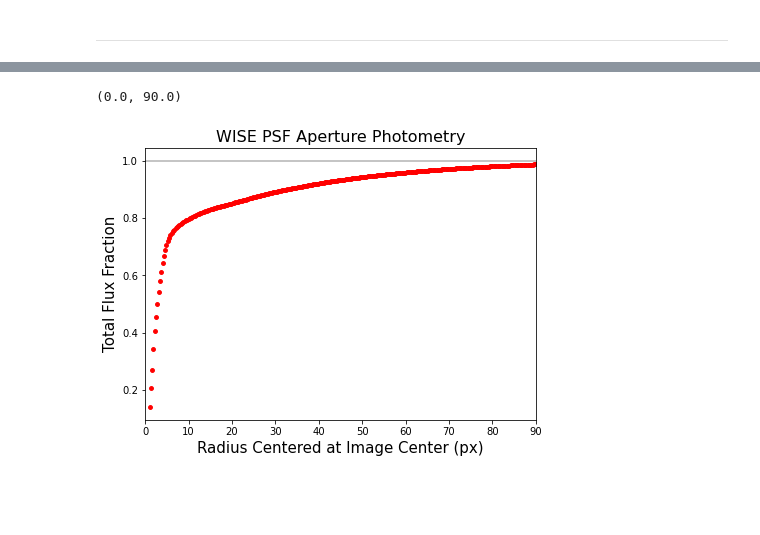
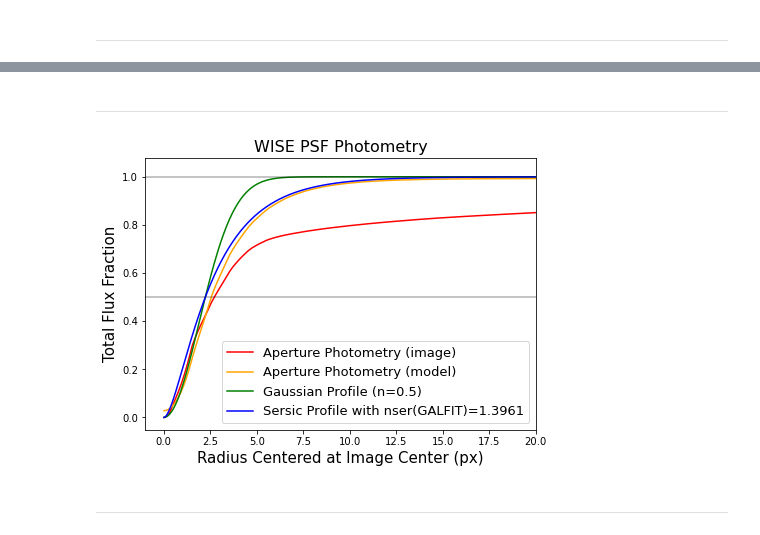
Before and after one commit to Kyssuber/research, a Jupyter notebook: notebooks/w3_psf_photometry.ipynb, the cells around one changed output, grey strips where cells are left out. Saved outputs shown, nothing was run; the diff lists cells and outputs as text; code cells hidden in the pictures; blank space fills up the shorter version.

Commit message:
new plot, PSF notebook

```diff
--- a/notebooks/w3_psf_photometry.ipynb
+++ b/notebooks/w3_psf_photometry.ipynb
@@ -54,0 +122,28 @@ for i in range(1000):
+# %%
+def b(n):
+    # Normalisation constant
+    return gammaincinv(2*n, 0.5)
+# %%
+def sersic_lum(Ie, re, n):
+    # total luminosity (integrated to infinity)
+    bn = b(n)
+    g2n = gamma(2*n)
+    return Ie * re**2 * 2*np.pi*n * np.exp(bn)/(bn**(2*n)) * g2n
+
+def sersic_enc_lum(r, Ie, re, n):
+    # luminosity enclosed within a radius r
+    x = b(n) * (r/re)**(1.0/n)
+    return sersic_lum(Ie, re, n) * gammainc(2*n, x)
+# %%
+#find max flux in order to normalize curve. set I_e=1 for test.
+max_flux_galfit = sersic_lum(1,R_e,n)
+max_flux_gauss = sersic_lum(1,R_e,0.5)
+# %%
+#calculate normalized enclosed flux values for 0<R<300 px
+sersic_flux=np.zeros(npoints)
+gauss_flux=np.zeros(npoints)
+for i in range(npoints):
+    sersic_flux[i] = sersic_enc_lum(radii[i],1,R_e,n)/max_flux_galfit   #for GALFIT profile
+    gauss_flux[i] = sersic_enc_lum(radii[i],1,R_e,0.5)/max_flux_gauss   #for gaussian profile
+# %% [markdown]
+-----
@@ -55,12 +152,24 @@ for i in range(1000):
 # %%
 plt.figure(figsize=(7,5))
-plt.scatter(radii,enc_flux,color='red',s=15)
+
+plt.plot(radii,enc_flux_im/np.sum(psf_output[1].data),color='red',label='Aperture Photometry (image)')
+plt.plot(radii,enc_flux_model/np.sum(psf_output[2].data)+0.028,color='orange',label='Aperture Photometry (model)')
+plt.plot(radii,gauss_flux,color='green',label='Gaussian Profile (n=0.5)')
+plt.plot(radii,sersic_flux,color='blue',label=f'Sersic Profile with nser(GALFIT)={n}')
+
 plt.axhline(1,color='black',alpha=0.3)
+plt.axhline(0.5,color='black',alpha=0.3)
+
 plt.xlabel('Radius Centered at Image Center (px)',fontsize=15)
 plt.ylabel('Total Flux Fraction',fontsize=15)
-plt.title('WISE PSF Aperture Photometry',fontsize=16)
+plt.title('WISE PSF Photometry',fontsize=16)
+plt.legend(fontsize=13)
+plt.xlim(-1,20)
+plt.show()
 
-plt.xlim(0,90)
+#find parameters of sersic profile that appear to 'best fit' the red line, then run galfit on psf image with those
+#Re and nser fixed..?
 # %% [output]
-(0.0, 90.0)
-[figure, old version]
+[figure, new version]
+# %% [markdown]
+-----
```
Also changed, not shown: parts of 18 cells of this notebook, 1 other file.
